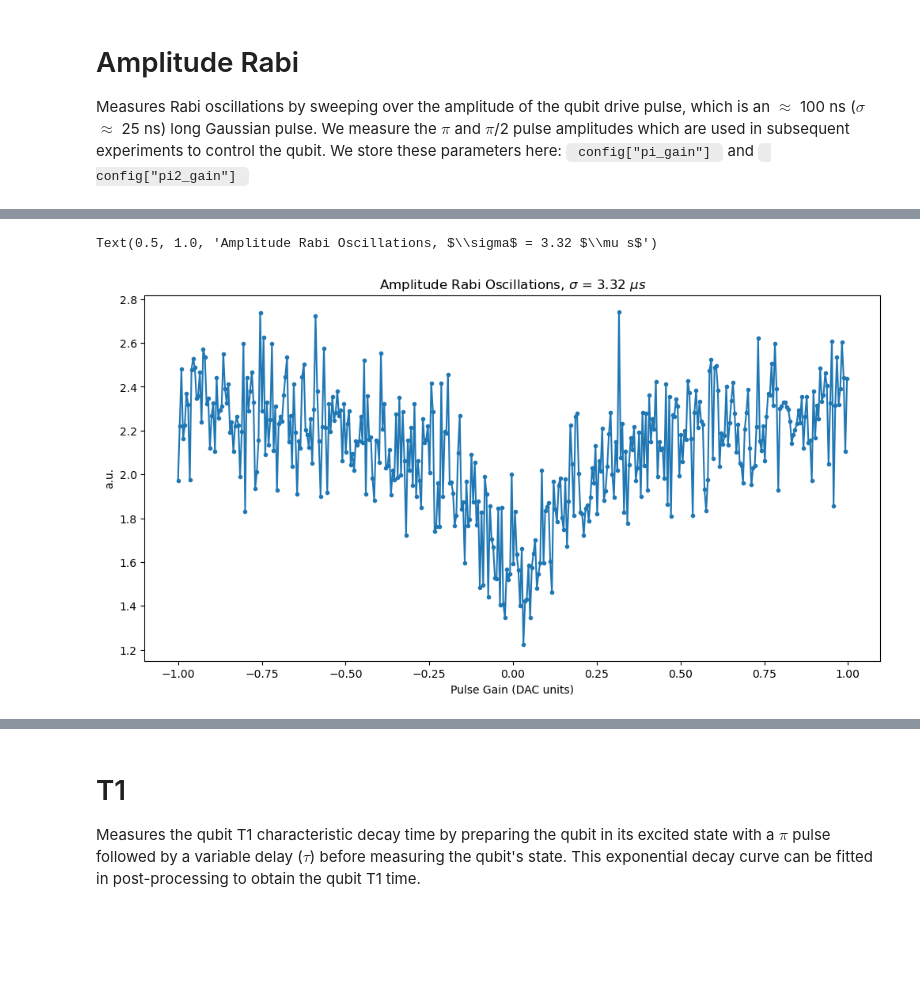
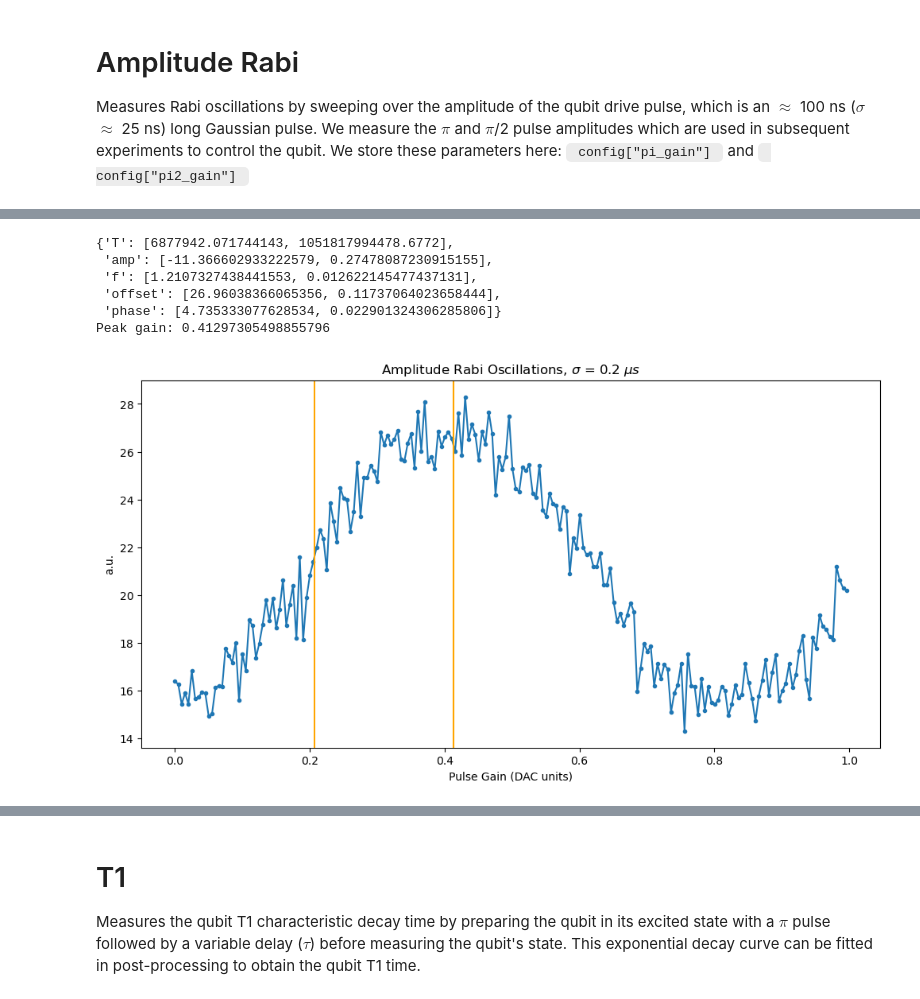
Before and after one commit to sarafs1926/tprocv2_demos, a Jupyter notebook: qick_demos_tprocv2/02_qubit_demos.ipynb, the cells around one changed output, grey strips where cells are left out. Cells and saved outputs as stored; diff of their text form; code cells hidden in the pictures; blank space fills up the shorter version.

```diff
--- a/qick_demos_tprocv2/02_qubit_demos.ipynb
+++ b/qick_demos_tprocv2/02_qubit_demos.ipynb
@@ -368,8 +368,6 @@ class PulseProbeSpectroscopyProgram(AveragerProgramV2):
 
         self.pulse(ch=cfg['res_ch'], name="res_pulse", t=0)
         self.trigger(ros=[cfg['ro_ch']], pins=[0], t=cfg['trig_time'])
-
-        self.wait_auto(cfg['relax_delay']) # wait for qubit to relax
 # %%
 START_FREQ = 2920 # [MHz]
 STOP_FREQ = 3000 # [MHz]
@@ -603,8 +746,8 @@ class AmplitudeRabiProgram(AveragerProgramV2):
                        gain=cfg['res_gain'],
                       )
 
-        self.add_gauss(ch=qubit_ch, name="ramp", sigma=cfg['sigma'], length=cfg['sigma']*4, even_length=True)
-        self.add_pulse(ch=qubit_ch, name="qubit_pulse", ro_ch=ro_ch,
+        self.add_gauss(ch=qubit_ch, name="ramp", sigma=cfg['sigma'], length=cfg['sigma']*5, even_length=True)
+        self.add_pulse(ch=qubit_ch, name="qubit_pulse",
                        style="arb",
                        envelope="ramp",
                        freq=cfg['f_ge'],
@@ -614,10 +757,12 @@ class AmplitudeRabiProgram(AveragerProgramV2):
 
     def _body(self, cfg):
         self.send_readoutconfig(ch=cfg['ro_ch'], name="myro", t=0)
-        self.pulse(ch=self.cfg["qubit_ch"], name="qubit_pulse", t=0)  #play probe pulse
-        self.delay_auto()
-        self.pulse(ch=cfg['res_ch'], name="res_pulse", t=0)
+        self.pulse(ch=cfg["qubit_ch"], name="qubit_pulse", t=0)  #play probe pulse
+
+        self.delay_auto(t=0.01, tag='waiting')
+
+        self.pulse(ch=cfg['res_ch'], name="res_pulse", t = 0)
         self.trigger(ros=[cfg['ro_ch']], pins=[0], t=cfg['trig_time'])
 
-        self.wait_auto(cfg['relax_delay']) # wait for qubit to relax
+        # relax delay ...
 # %%
@@ -676,9 +841,33 @@ plt.xlabel("us");
 # %%
+# Choose the suitable fitting function
+fit_result = fit.rabi(gains, amps)
+
+fit_result = {
+        "f": fit_result['f'],
+        "phase": fit_result['phase'],
+        "T": fit_result['T'],
+        "amp": fit_result['amp'],
+        "offset": fit_result['offset']
+    }
+
+pp.pprint(fit_result)
+
+#plotting
 plt.figure(figsize=(12,6))
-plt.plot(gains, np.abs(iq_list.dot([1,1j]))[0][0], '.-')
+plt.plot(gains, amps, '.-')
 plt.ylabel("a.u.")
 plt.xlabel(r"Pulse Gain (DAC units)")
 plt.title(r"Amplitude Rabi Oscillations, $\sigma$ = " + str(config['sigma']) + r' $\mu s$')
+
+peak = 0.5 / fit_result['f'][0]
+plt.axvline(peak, c='orange') # pi_gain in config
+plt.axvline(peak / 2, c='orange') # pi2_gain in config
+print("Peak gain:", peak)
 # %% [output]
-Text(0.5, 1.0, 'Amplitude Rabi Oscillations, $\\sigma$ = 3.32 $\\mu s$')
+{'T': [6877942.071744143, 1051817994478.6772],
+ 'amp': [-11.366602933222579, 0.27478087230915155],
+ 'f': [1.2107327438441553, 0.012622145477437131],
+ 'offset': [26.96038366065356, 0.11737064023658444],
+ 'phase': [4.735333077628534, 0.022901324306285806]}
+Peak gain: 0.41297305498855796
-[figure, old version]
+[figure, new version]
```
Also changed, not shown: parts of 45 cells of this notebook, 2 other files.
